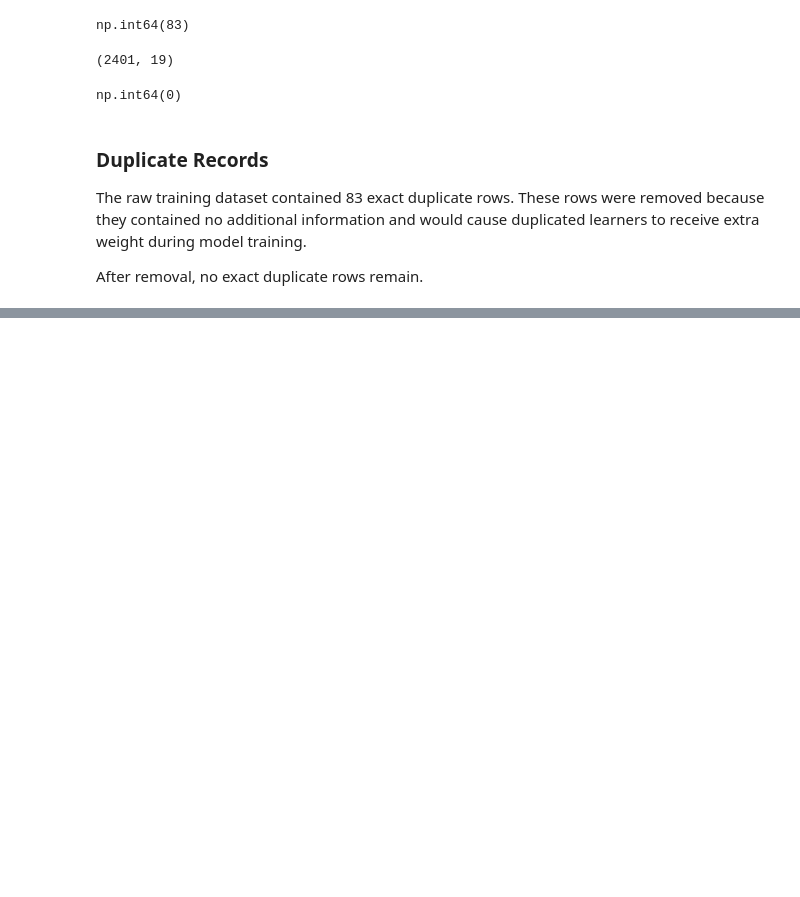
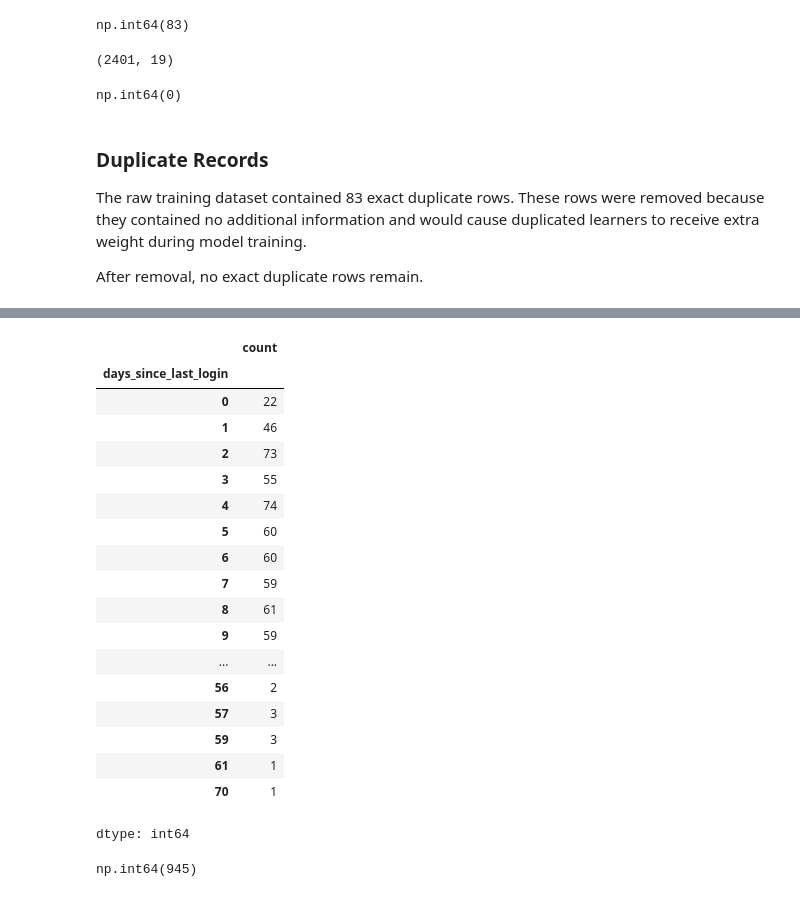
Before and after one commit to Prototype361/Course-completion-predictor, a Jupyter notebook: Notebooks/ML_Assignment.ipynb, the cells around one changed output, grey strips where cells are left out. Saved outputs shown, nothing was run; the diff lists cells and outputs as text; code cells hidden in the pictures; blank space fills up the shorter version.

```diff
--- a/Notebooks/ML_Assignment.ipynb
+++ b/Notebooks/ML_Assignment.ipynb
@@ -648,0 +665,7 @@ After removal, no exact duplicate rows remain.
+# %%
+clean_df = clean_df[
+    ~(
+        (clean_df["learner_id"] == "L-01467") &
+        (clean_df["completed_course"].isna())
+    )
+]
@@ -648,0 +691,2 @@ After removal, no exact duplicate rows remain.
+# %%
+clean_df = clean_df.dropna(subset=["completed_course"])
@@ -648,0 +846,26 @@ After removal, no exact duplicate rows remain.
+# %%
+clean_df["days_since_last_login"].value_counts().sort_index()
+# %% [output]
+|  | count |
+| days_since_last_login |  |
+| 0 | 22 |
+| 1 | 46 |
+| 2 | 73 |
+| 3 | 55 |
+| 4 | 74 |
+| 5 | 60 |
+| 6 | 60 |
+| 7 | 59 |
+| 8 | 61 |
+| 9 | 59 |
+| ... | ... |
+| 56 | 2 |
+| 57 | 3 |
+| 59 | 3 |
+| 61 | 1 |
+| 70 | 1 |
+dtype: int64
+# %%
+(clean_df["days_since_last_login"] > 21).sum()
+# %% [output]
+np.int64(945)
```
Also changed, not shown: parts of 42 cells of this notebook.
